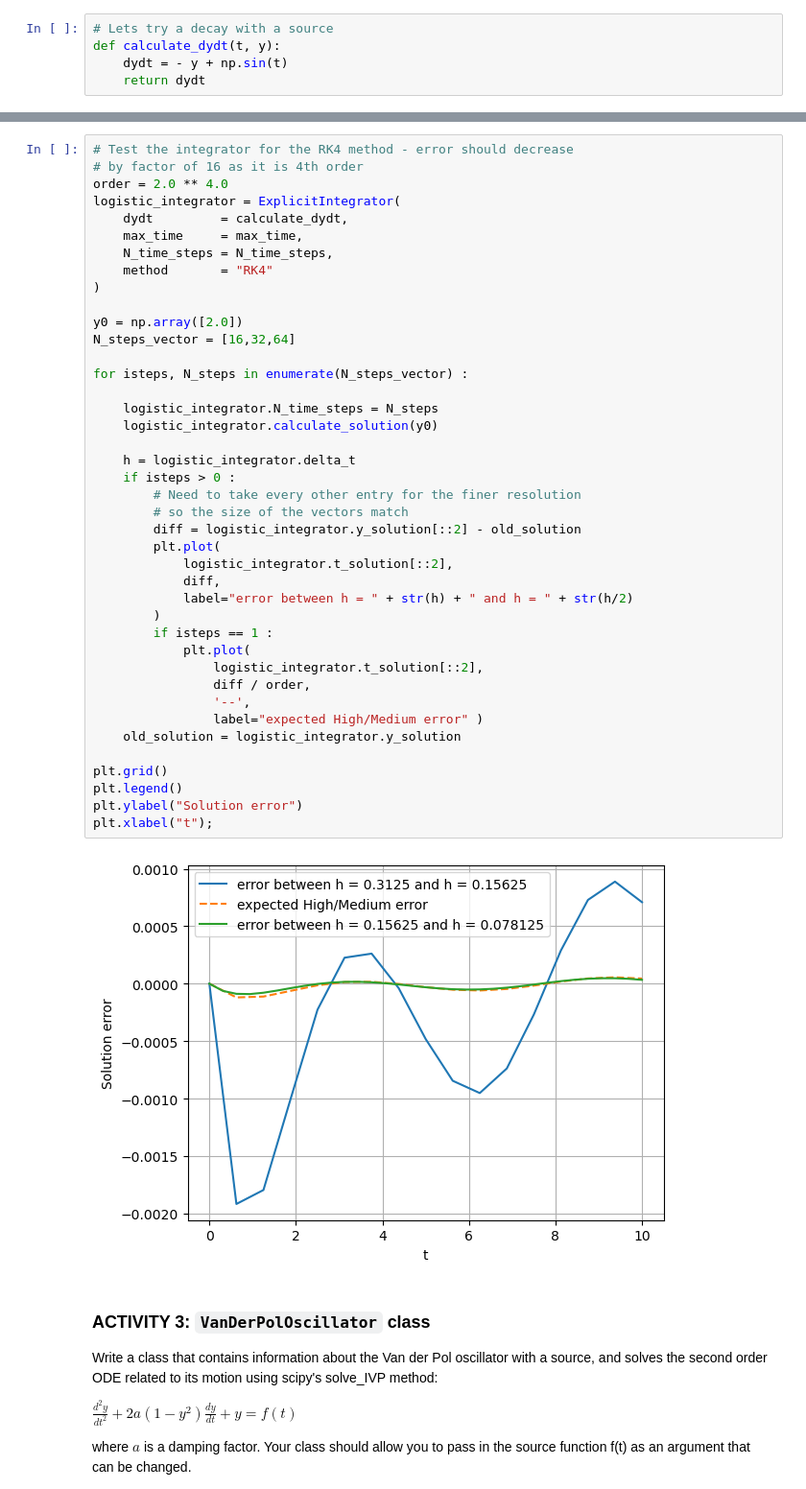
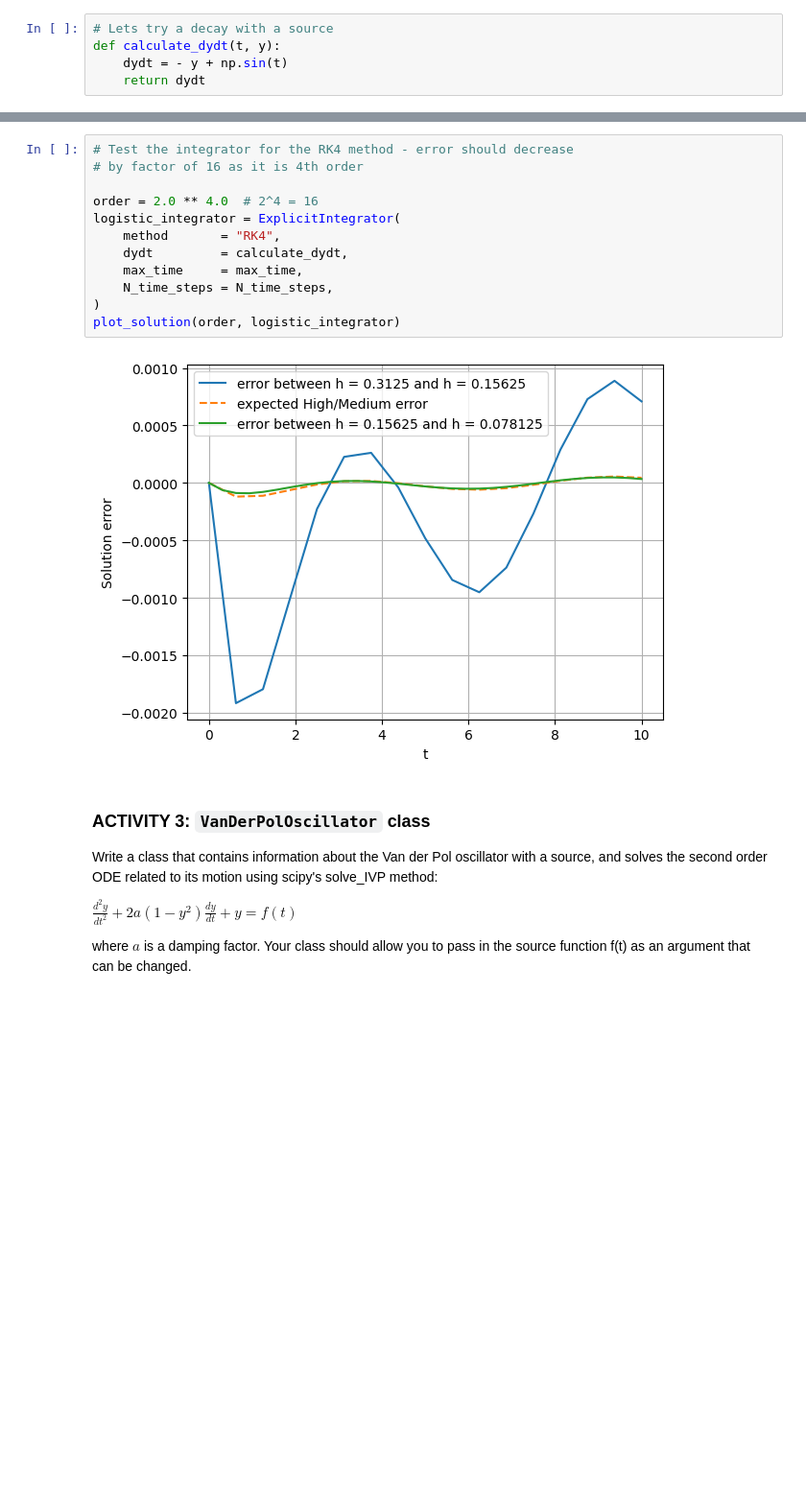
Before and after one commit to trung-vt/TopicsInSciComp, a Jupyter notebook: Working Notebooks/Week4_LabExercises_Solutions.ipynb, the cells around one changed output, grey strips where cells are left out. Shown: that part at 96% size. Saved outputs shown, nothing was run; the diff lists cells and outputs as text; blank space fills up the shorter version.

```diff
--- a/Working Notebooks/Week4_LabExercises_Solutions.ipynb
+++ b/Working Notebooks/Week4_LabExercises_Solutions.ipynb
@@ -391,46 +376,17 @@ plt.xlabel("t");
 # %%
 # Test the integrator for the RK4 method - error should decrease
 # by factor of 16 as it is 4th order
-order = 2.0 ** 4.0
+
+order = 2.0 ** 4.0  # 2^4 = 16
 logistic_integrator = ExplicitIntegrator(
+    method       = "RK4",
     dydt         = calculate_dydt,
     max_time     = max_time,
     N_time_steps = N_time_steps,
-    method       = "RK4"
 )
-
-y0 = np.array([2.0])
-N_steps_vector = [16,32,64]
-
-for isteps, N_steps in enumerate(N_steps_vector) :
-
-    logistic_integrator.N_time_steps = N_steps
-    logistic_integrator.calculate_solution(y0)
-
-    h = logistic_integrator.delta_t
-    if isteps > 0 :
-        # Need to take every other entry for the finer resolution
-        # so the size of the vectors match
-        diff = logistic_integrator.y_solution[::2] - old_solution
-        plt.plot(
-            logistic_integrator.t_solution[::2],
-            diff,
-            label="error between h = " + str(h) + " and h = " + str(h/2)
-        )
-        if isteps == 1 :
-            plt.plot(
-                logistic_integrator.t_solution[::2],
-                diff / order,
-                '--',
-                label="expected High/Medium error" )
-    old_solution = logistic_integrator.y_solution
-
-plt.grid()
-plt.legend()
-plt.ylabel("Solution error")
-plt.xlabel("t");
+plot_solution(order, logistic_integrator)
 # %% [output]
-[figure, old version]
+[figure, new version]
 # %% [markdown]
 ### ACTIVITY 3: `VanDerPolOscillator` class
 
```
Also changed, not shown: parts of 9 cells of this notebook, 3 other files.
